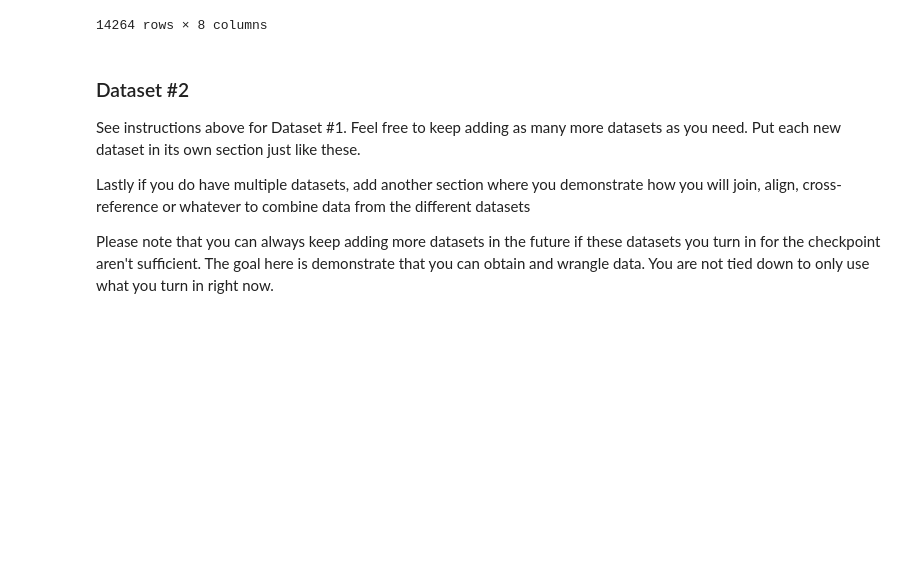
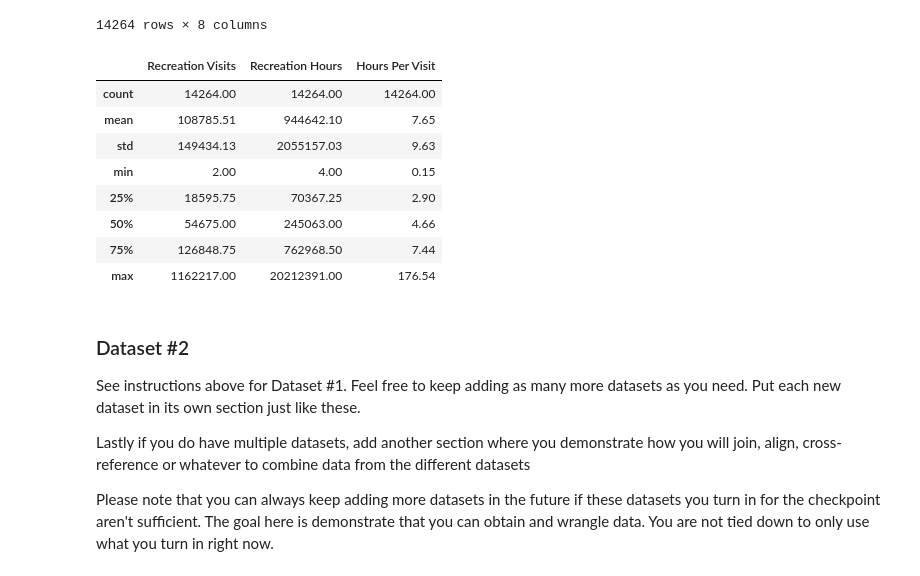
Before and after one commit to COGS108/Group112_WI26, a Jupyter notebook: 01-DataCheckpoint.ipynb, the cells around one changed output. Drawn from its saved outputs; the diff is of its cells as text; code cells hidden in the pictures; blank space fills up the shorter version.

```diff
--- a/01-DataCheckpoint.ipynb
+++ b/01-DataCheckpoint.ipynb
@@ -242,6 +307,19 @@ np
 | 14262 | Zion NP | Intermountain | UT | 2024 | 11 | 311297 | 2035273 | 6.54 |
 | 14263 | Zion NP | Intermountain | UT | 2024 | 12 | 235404 | 1453272 | 6.17 |
 14264 rows × 8 columns
+# %%
+## Summaryt statistics for each of the variables
+national_parks_cleaned[['Recreation Visits', 'Recreation Hours', 'Hours Per Visit']].describe().round(2)
+# %% [output]
+|  | Recreation Visits | Recreation Hours | Hours Per Visit |
+| count | 14264.00 | 14264.00 | 14264.00 |
+| mean | 108785.51 | 944642.10 | 7.65 |
+| std | 149434.13 | 2055157.03 | 9.63 |
+| min | 2.00 | 4.00 | 0.15 |
+| 25% | 18595.75 | 70367.25 | 2.90 |
+| 50% | 54675.00 | 245063.00 | 4.66 |
+| 75% | 126848.75 | 762968.50 | 7.44 |
+| max | 1162217.00 | 20212391.00 | 176.54 |
 # %% [markdown]
 ### Dataset #2
 
```
Also changed, not shown: parts of 7 cells of this notebook.
